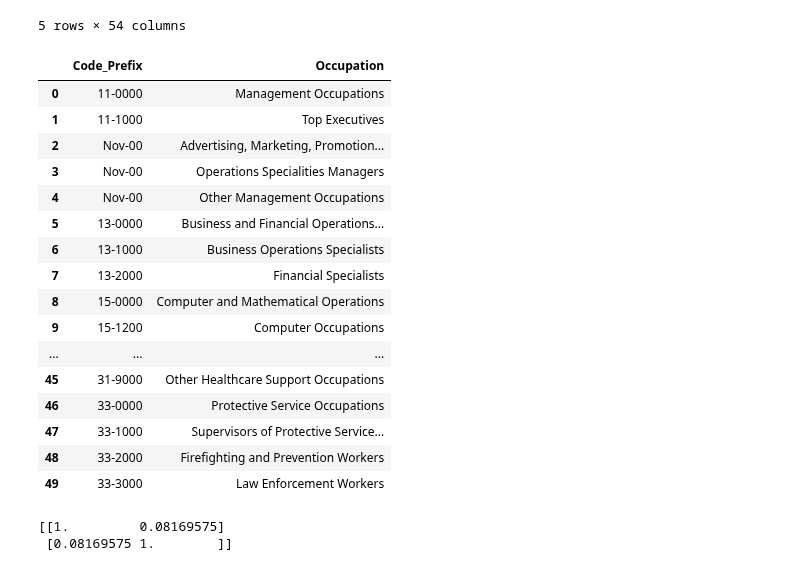
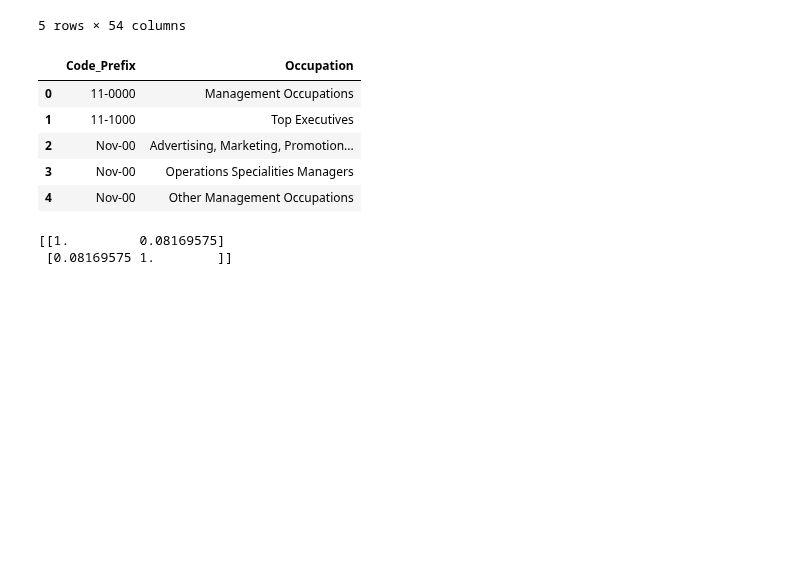
Before and after one commit to COGS108/group11_sp20, a Jupyter notebook: eda/eda_occ_bystate.ipynb, the cells around one changed output. Drawn from its saved outputs; the diff is of its cells as text; code cells hidden in the pictures; blank space fills up the shorter version.

```diff
--- a/eda/eda_occ_bystate.ipynb
+++ b/eda/eda_occ_bystate.ipynb
@@ -39,8 +39,8 @@ employment2019 = organize(pd.read_excel('blsdata/cpsaat11b2019.xlsx'), 2019)
 
 employment = pd.merge(pd.merge(employment2013, pd.merge(employment2014, employment2015)), pd.merge(pd.merge(employment2016, employment2017), pd.merge(employment2018, employment2019)))
 # %%
-data = pd.read_csv('datasets/raw_state_automation_data.csv', encoding='cp1252')
-soc = pd.read_csv('datasets/SOC.csv')
+data = pd.read_csv('../datasets/raw_state_automation_data.csv', encoding='cp1252')
+soc = pd.read_csv('../datasets/SOC.csv')
 #employment2016 = pd.read_csv('datasets/cpsaat11b.csv')
 # %%
 employment['Occupation'] = employment['Occupation'].apply(lambda x: x.title())
@@ -57,25 +57,14 @@ data.head()
 | 4 | 11-2022 | Sales Managers | 0.013 | 2510 | 400 | 10650 | 2650 | 69180 | 4570 | ... |
 5 rows × 54 columns
 # %%
-soc.head(50)
+soc.head()
 # %% [output]
 |  | Code_Prefix | Occupation |
 | 0 | 11-0000 | Management Occupations |
 | 1 | 11-1000 | Top Executives |
 | 2 | Nov-00 | Advertising, Marketing, Promotion... |
 | 3 | Nov-00 | Operations Specialities Managers |
 | 4 | Nov-00 | Other Management Occupations |
-| 5 | 13-0000 | Business and Financial Operations... |
-| 6 | 13-1000 | Business Operations Specialists |
-| 7 | 13-2000 | Financial Specialists |
-| 8 | 15-0000 | Computer and Mathematical Operations |
-| 9 | 15-1200 | Computer Occupations |
-| ... | ... | ... |
-| 45 | 31-9000 | Other Healthcare Support Occupations |
-| 46 | 33-0000 | Protective Service Occupations |
-| 47 | 33-1000 | Supervisors of Protective Service... |
-| 48 | 33-2000 | Firefighting and Prevention Workers |
-| 49 | 33-3000 | Law Enforcement Workers |
 # %%
 data.sort_values(by=['SOC'], inplace=True)
 data['Occupation'] = data['Occupation'].apply(lambda x: x.title())
```
Also changed, not shown: parts of 2 cells of this notebook.
